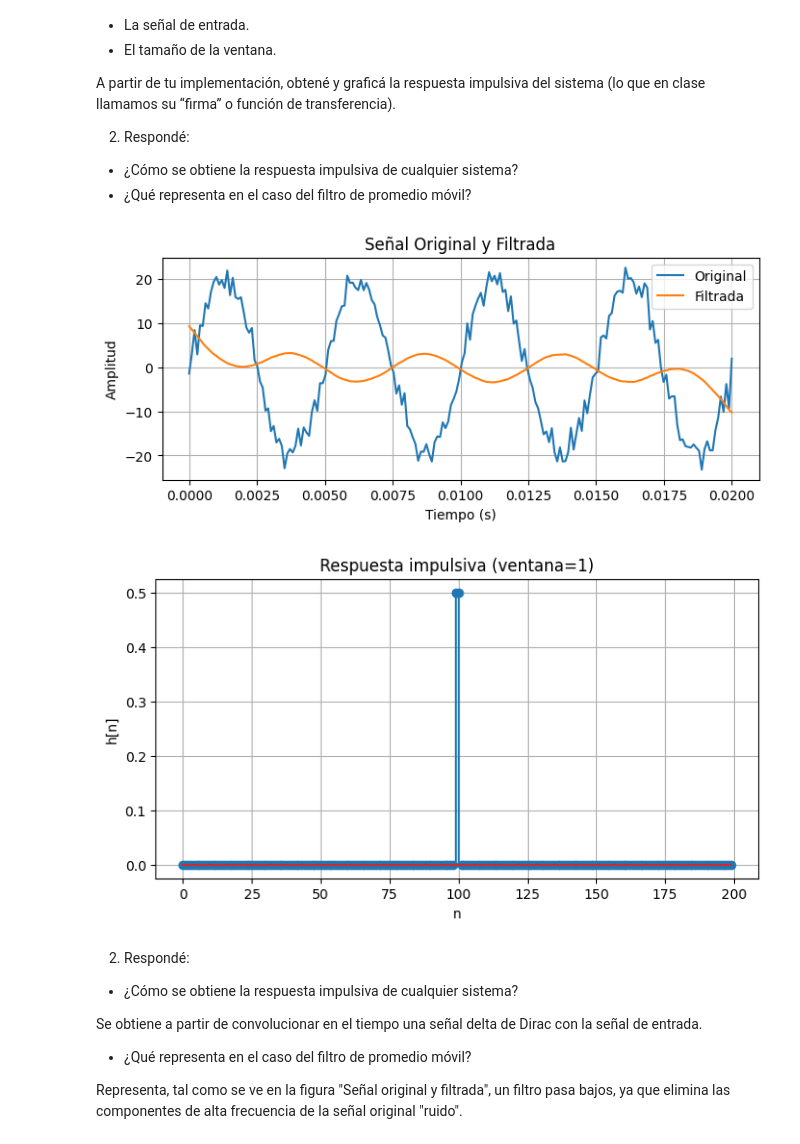
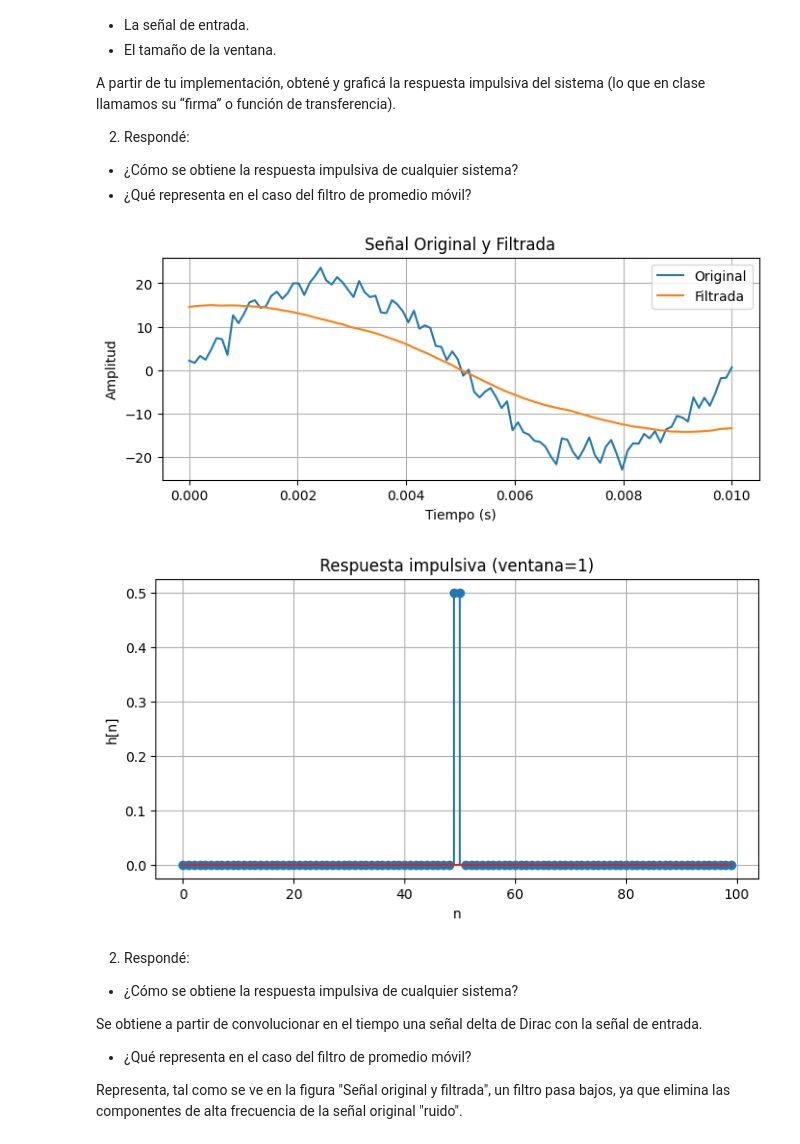
Before and after one commit to gitnachomartinez97/PES, a Jupyter notebook: TP1 - Martínez Ignacio N.ipynb, the cells around one changed output. Drawn from its saved outputs; the diff is of its cells as text; code cells hidden in the pictures.

```diff
--- a/TP1 - Martínez Ignacio N.ipynb
+++ b/TP1 - Martínez Ignacio N.ipynb
@@ -48,11 +48,11 @@ def moving_average(señal_entrada, tamaño_ventana): # incluyo parametro señal
 # ------------------------------------------------------------------------------------------------
 #GENERACIÓN BASE DE TIEMPO
 Fs = 10000                        # Frecuencia de muestreo (Hz)
-N = 200                           # Número de muestras
+N = 100                           # Número de muestras
 t = np.linspace(0,N/Fs,N)         # Base de tiempo
 
 #GENERACIÓN SEÑAL DE PRUEBA
-f1 = 200                                # Frecuencia de muestreo (Hz)
+f1 = 100                                # Frecuencia de muestreo (Hz)
 A1 = 20                                  # Amplitud
 signal_1 = A1 * np.sin(2*np.pi*f1*t)    # Almacenamiento
 
@@ -80,36 +80,36 @@ plt.show()
 # GENERACIÓN DELTA DE DIRAC
 # -----------------------------
 def generar_delta_dirac(cantidad, pos):
     if pos >= cantidad:
         return 'Error: posición fuera de rango'
     delta = [0]*cantidad
     delta[pos] = 1
     return delta
 
-long_BT = 200 #longitud base de tiempo
+long_BT = 100 #longitud base de tiempo
 tamaño_ventana = 1
 delta_dirac = generar_delta_dirac(long_BT, long_BT//2)
 
 
 # ------------------------------------------------------------------------------------------------
 # RESPUESTA IMPULSIVA DEL SISTEMA (lo que en clase llamamos su “firma” o función de transferencia):
 # ------------------------------------------------------------------------------------------------
 respuesta_impulsiva = moving_average(delta_dirac, tamaño_ventana)
 
 
 # ------------------------------------------------------------------------------------------------
 # IMPRIMIR RESPUESTA IMPULSIVA:
 # ------------------------------------------------------------------------------------------------
 plt.figure(figsize=(8,4))
 plt.stem(respuesta_impulsiva)
 plt.title(f'Respuesta impulsiva (ventana={tamaño_ventana})')
 plt.xlabel('n')
 plt.ylabel('h[n]')
 plt.grid(True)
 plt.show()
 # %% [output]
-[figure, old version]
+[figure, new version]
-[figure, old version]
+[figure, new version]
 # %% [markdown]
 2. Respondé:
 
```
